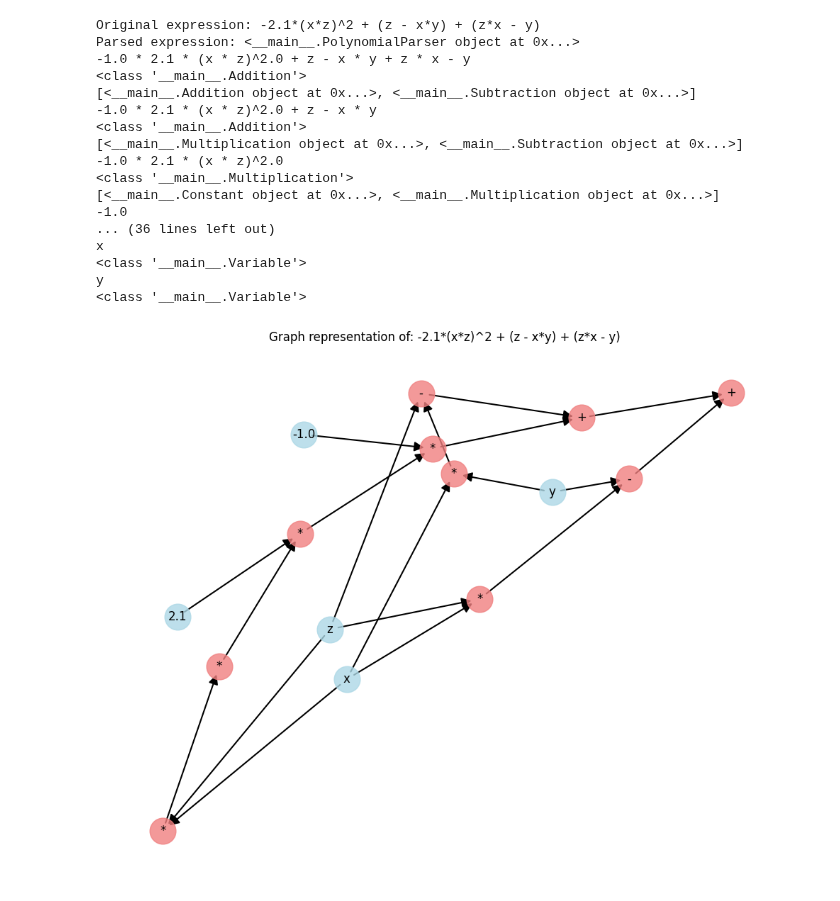
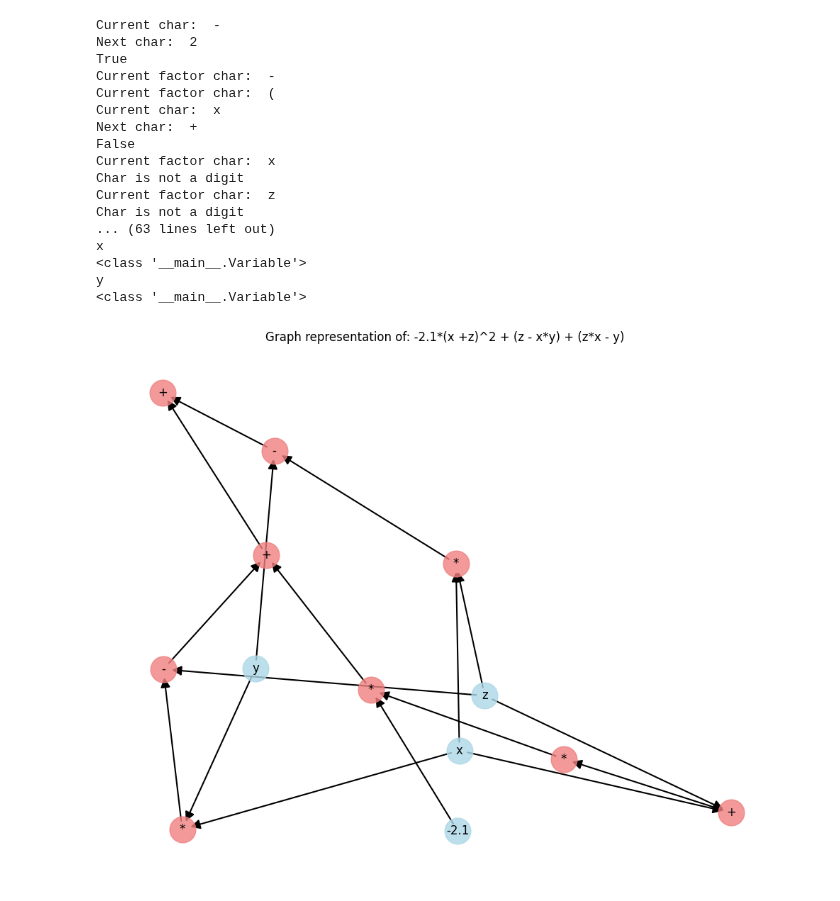
Before and after one commit to PabloABakker/BAP, a Jupyter notebook: Hardware/NewParserTest.ipynb, the cells around one changed output. Cells and saved outputs as stored; diff of their text form; code cells hidden in the pictures.

```diff
--- a/Hardware/NewParserTest.ipynb
+++ b/Hardware/NewParserTest.ipynb
@@ -133,8 +133,16 @@ class PolynomialParser:
             return None
         return self.expr[self.pos]
 
+    def _next_char(self):
+        if self.pos >= len(self.expr):
+            return None
+        return self.expr[self.pos + 1]
+
     def _parse_expression(self):
-        if self._current_char() == '-':
+        print("Current char: ", self._current_char())
+        print("Next char: ", self.expr[self.pos + 1])
+        print(self._next_char().isdigit())
+        if self._current_char() == '-' and not self._next_char().isdigit():
             self.pos += 1
             left = Multiplication(Constant(-1.0), self._parse_term())
         else:
@@ -164,10 +172,12 @@ class PolynomialParser:
 
     def _parse_factor(self):
         char = self._current_char()
+        next_char = self._next_char()
+        print("Current factor char: ", char)
 
 
         # Handle unary minus
-        if char == '-':
+        if char == '-' and not self.expr[self.pos + 1].isdigit():
             self.pos += 1
             return UnaryMinus(self._parse_factor())
 
@@ -185,8 +195,9 @@ class PolynomialParser:
             return expr
 
         # Handle numbers
-        if char.isdigit():
+        if char.isdigit() or (char == '-' and self._next_char().isdigit()):
             return self._parse_number()
+        print("Char is not a digit")
 
         # Handle variables
         if char.isalpha():
@@ -207,7 +218,7 @@ class PolynomialParser:
     def _parse_number(self):
         start_pos = self.pos
 
-        while self._current_char().isdigit() or self._current_char() == '.':
+        while self._current_char().isdigit() or self._current_char() == '.' or self._current_char() == '-':
             self.pos += 1
 
         # # Parse integer part
@@ -496,7 +507,7 @@ import matplotlib.pyplot as plt
 
 # Parse a polynomial expression
 expr_str = "-1.2*x^2 + 3.45*(z - (3.4*x*y + y*z) )"
-expr_str = "-2.1*(x*z)^2 + (z - x*y) + (z*x - y) "
+expr_str = "-2.1*(x +z)^2 + (z - x*y) + (z*x - y) "
 poly = PolynomialParser(expr_str)
 print(f"Original expression: {expr_str}")
 print(f"Parsed expression: {poly}")
@@ -510,44 +521,44 @@ node_id, root_id = process_expression(poly.expr_tree, G, node_id, top_level=True
 pos = nx.spring_layout(G)
 
 plt.figure(figsize=(10, 8))
 
 # Draw operation nodes as red circles
 operation_nodes = [n for n, d in G.nodes(data=True) if d.get('type') == 'operation']
 nx.draw_networkx_nodes(G, pos, nodelist=operation_nodes, node_color='lightcoral',
                         node_size=700, alpha=0.8)
 
 # Draw value nodes as blue circles
 value_nodes = [n for n, d in G.nodes(data=True) if d.get('type') == 'value']
 nx.draw_networkx_nodes(G, pos, nodelist=value_nodes, node_color='lightblue',
                         node_size=700, alpha=0.8)
 
 # Draw edges
 nx.draw_networkx_edges(G, pos, arrows=True, arrowsize=20, width=1.5)
 
 # Add labels
 labels = {n: d['label'] for n, d in G.nodes(data=True)}
 nx.draw_networkx_labels(G, pos, labels=labels, font_size=12, font_family='sans-serif')
 
 plt.title(f"Graph representation of: {expr_str}")
 plt.axis('off')
 plt.tight_layout()
 plt.show()
 # %% [output]
-Original expression: -2.1*(x*z)^2 + (z - x*y) + (z*x - y)
-Parsed expression: <__main__.PolynomialParser object at 0x...>
--1.0 * 2.1 * (x * z)^2.0 + z - x * y + z * x - y
-<class '__main__.Addition'>
-[<__main__.Addition object at 0x...>, <__main__.Subtraction object at 0x...>]
--1.0 * 2.1 * (x * z)^2.0 + z - x * y
-<class '__main__.Addition'>
-[<__main__.Multiplication object at 0x...>, <__main__.Subtraction object at 0x...>]
--1.0 * 2.1 * (x * z)^2.0
-<class '__main__.Multiplication'>
-[<__main__.Constant object at 0x...>, <__main__.Multiplication object at 0x...>]
--1.0
-... (36 lines left out)
+Current char:  -
+Next char:  2
+True
+Current factor char:  -
+Current factor char:  (
+Current char:  x
+Next char:  +
+False
+Current factor char:  x
+Char is not a digit
+Current factor char:  z
+Char is not a digit
+... (63 lines left out)
 x
 <class '__main__.Variable'>
 y
 <class '__main__.Variable'>
-[figure, old version]
+[figure, new version]
```
Also changed, not shown: 1 other file.
